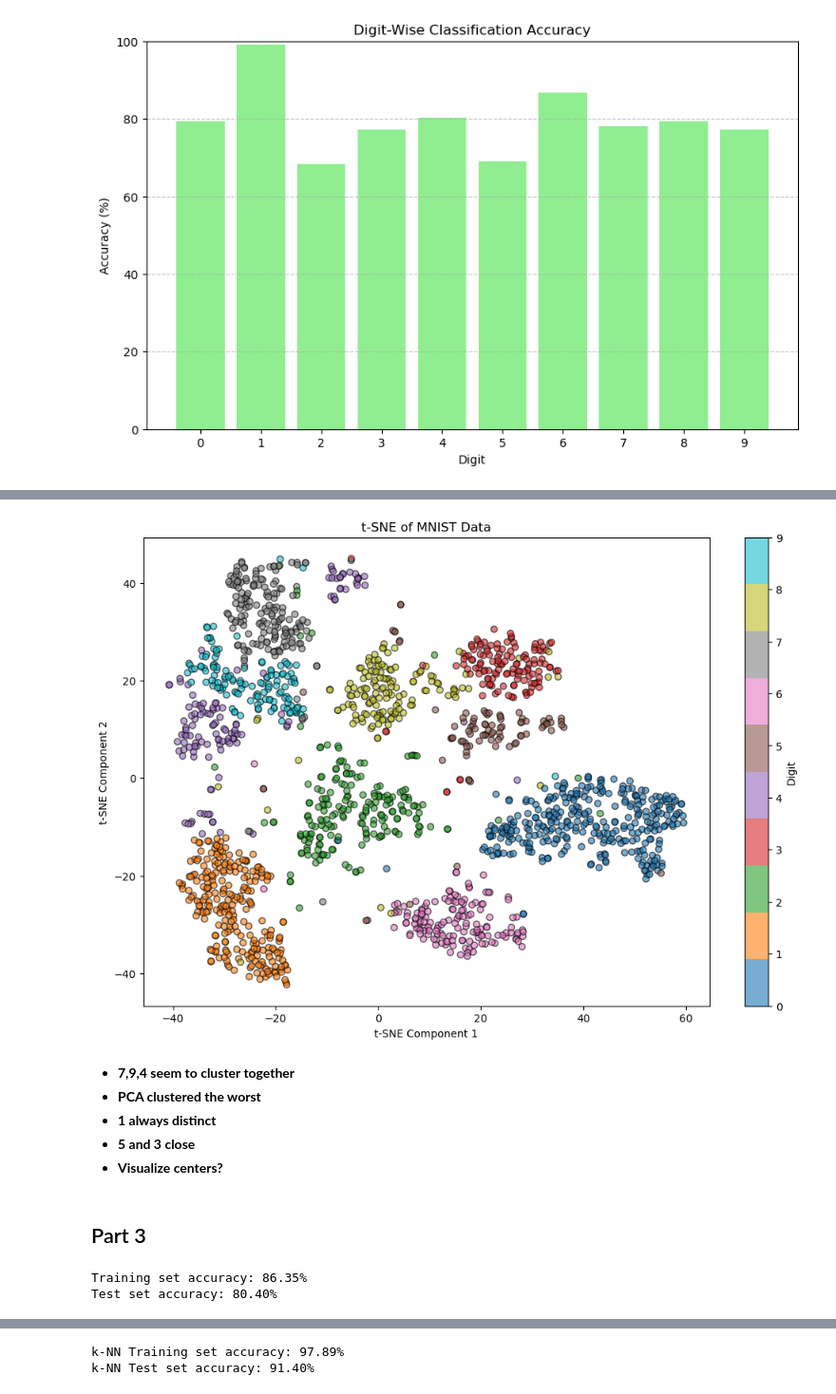
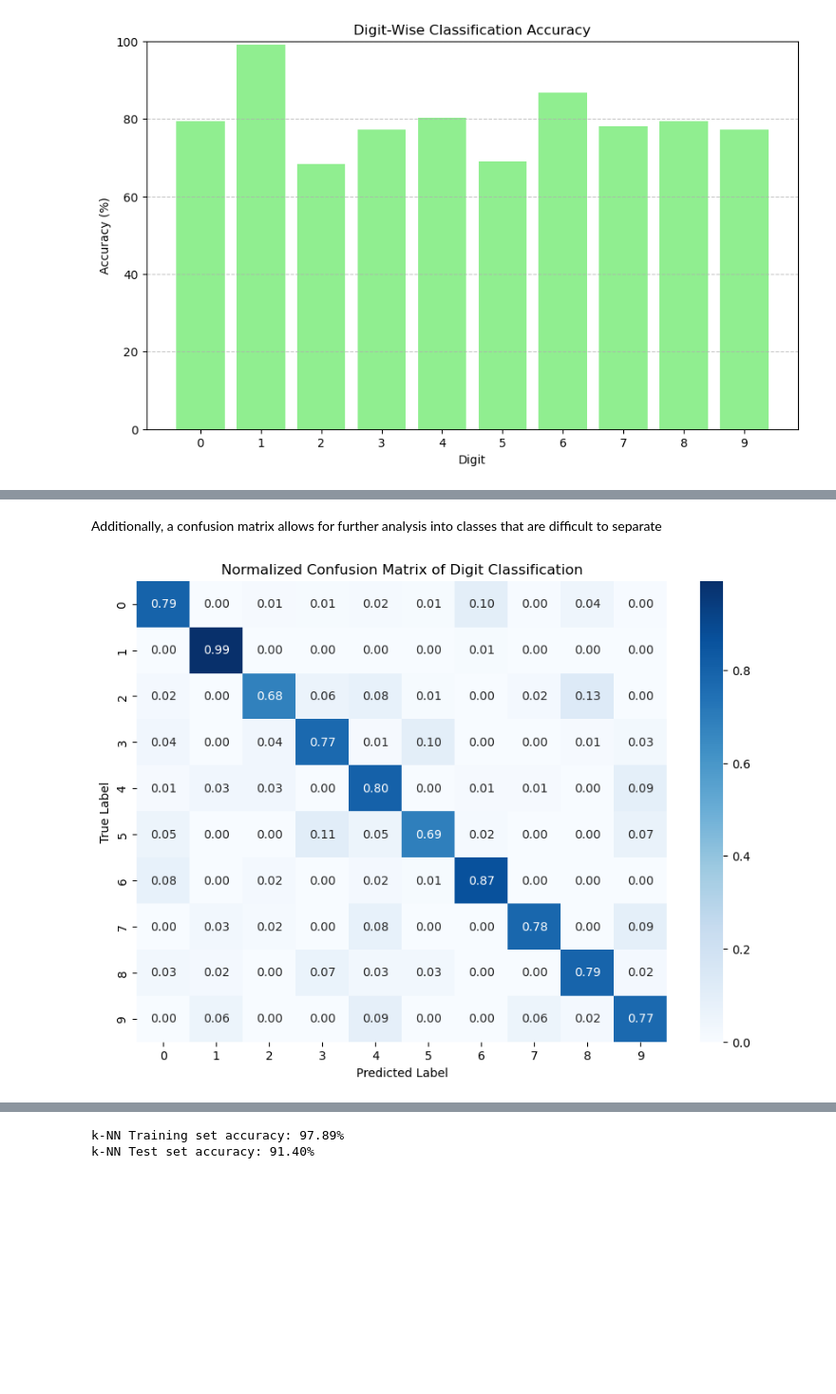
Before and after one commit to GaurisankarJ/undertsanding_deep_learning, a Jupyter notebook: IDL_A0_T1.ipynb, the cells around one changed output, grey strips where cells are left out. Shown at 95% size. Saved outputs shown, nothing was run; the diff lists cells and outputs as text; code cells hidden in the pictures; blank space fills up the shorter version.

```diff
--- a/IDL_A0_T1.ipynb
+++ b/IDL_A0_T1.ipynb
@@ -369,53 +305,19 @@ OMP: Info #276: omp_set_nested routine deprecated, please use omp_set_max_active
-# %%
-from sklearn.manifold import TSNE
-
-# Perform t-SNE to reduce the dimensionality to 2D
-tsne = TSNE(n_components=2, random_state=0)
-tsne_result = tsne.fit_transform(train_in)
-
-# Plot t-SNE results
-plt.figure(figsize=(12, 8))
-scatter = plt.scatter(tsne_result[:, 0], tsne_result[:, 1], c=train_out, cmap='tab10', alpha=0.6, edgecolor='k')
-plt.colorbar(scatter, ticks=range(10), label='Digit')
-plt.xlabel('t-SNE Component 1')
-plt.ylabel('t-SNE Component 2')
-plt.title('t-SNE of MNIST Data')
-plt.show()
-# %% [output]
-[figure, removed]
-# %% [markdown]
-- **7,9,4 seem to cluster together**
-- **PCA clustered the worst**
-- **1 always distinct**
-- **5 and 3 close**
-- **Visualize centers?**
-# %% [markdown]
-## Part 3
-# %%
-# Function to classify an image based on the nearest mean (center) using Euclidean distance
-def nearest_mean_classifier(images, centers):
-    # Compute the distances between each image and all 10 centers
-    distances = cdist(images, centers, metric='euclidean')
-
-    # Assign the label of the closest center (smallest distance)
-    predicted_labels = np.argmin(distances, axis=1)
-
-    return predicted_labels
-
-# Calculate the accuracy
-def calculate_accuracy(true_labels, predicted_labels):
-    return np.mean(true_labels == predicted_labels) * 100
-
-# Nearest mean classification on training set
-train_predictions = nearest_mean_classifier(train_in, digit_centers)
-train_accuracy = calculate_accuracy(train_out, train_predictions)
-print(f"Training set accuracy: {train_accuracy:.2f}%")
-
-# Nearest mean classification on test set
-test_predictions = nearest_mean_classifier(test_in, digit_centers)
-test_accuracy = calculate_accuracy(test_out, test_predictions)
-print(f"Test set accuracy: {test_accuracy:.2f}%")
-# %% [output]
-Training set accuracy: 86.35%
-Test set accuracy: 80.40%
+# %% [markdown]
+Additionally, a confusion matrix allows for further analysis into classes that are difficult to separate
+# %%
+# Generate the confusion matrix
+conf_matrix = confusion_matrix(test_out, test_predictions)
+
+# Normalize the confusion matrix by dividing each row by the sum of its elements
+conf_matrix_normalized = conf_matrix.astype('float') / conf_matrix.sum(axis=1)[:, np.newaxis]
+
+# Plot the normalized confusion matrix using a heatmap
+plt.figure(figsize=(10, 7))
+sns.heatmap(conf_matrix_normalized, annot=True, fmt=".2f", cmap="Blues", cbar=True, xticklabels=range(10), yticklabels=range(10))
+plt.xlabel('Predicted Label')
+plt.ylabel('True Label')
+plt.title('Normalized Confusion Matrix of Digit Classification')
+plt.show()
+# %% [output]
+[figure, added]
 # %% [markdown]
```
Also changed, not shown: parts of 53 cells of this notebook.
